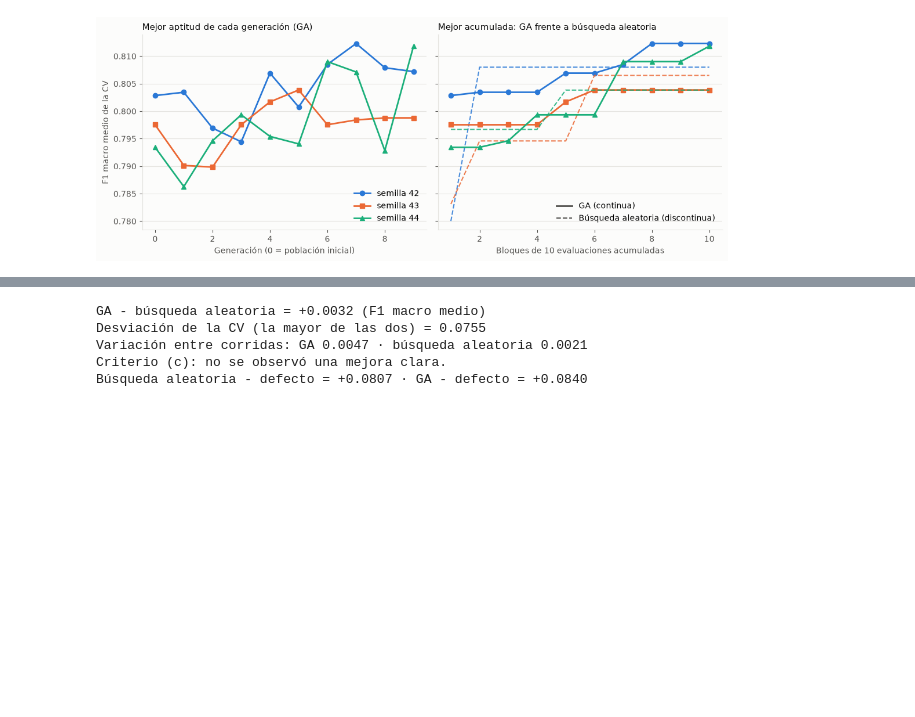
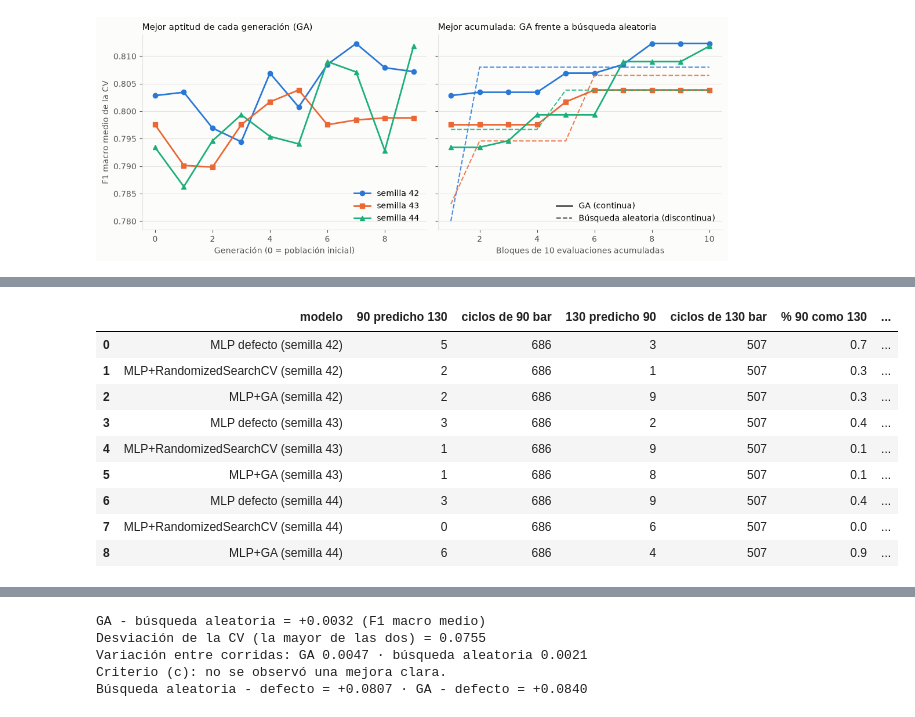
Before and after one commit to Joseepc18/IC-Proyecto-G7, a Jupyter notebook: notebooks/03_metaheuristica.ipynb, the cells around one changed output, grey strips where cells are left out. Saved outputs shown, nothing was run; the diff lists cells and outputs as text; code cells hidden in the pictures; blank space fills up the shorter version.

```diff
--- a/notebooks/03_metaheuristica.ipynb
+++ b/notebooks/03_metaheuristica.ipynb
@@ -389,0 +465,23 @@ plt.show()
+# %%
+# ciclos reales de 90 bar (falla cercana) que se predicen como 130 bar (optima), y al reves
+confusion_90_130 = pd.DataFrame({
+    "modelo": matrices.loc[matrices["real_bar"] == 90, "modelo"].to_numpy(),
+    "90 predicho 130": matrices.loc[matrices["real_bar"] == 90, "pred_130"].to_numpy(),
+    "ciclos de 90 bar": matrices.loc[matrices["real_bar"] == 90, ["pred_90", "pred_100", "pred_115", "pred_130"]].sum(axis=1).to_numpy(),
+    "130 predicho 90": matrices.loc[matrices["real_bar"] == 130, "pred_90"].to_numpy(),
+    "ciclos de 130 bar": matrices.loc[matrices["real_bar"] == 130, ["pred_90", "pred_100", "pred_115", "pred_130"]].sum(axis=1).to_numpy(),
+})
+confusion_90_130["% 90 como 130"] = (100 * confusion_90_130["90 predicho 130"] / confusion_90_130["ciclos de 90 bar"]).round(1)
+confusion_90_130["% 130 como 90"] = (100 * confusion_90_130["130 predicho 90"] / confusion_90_130["ciclos de 130 bar"]).round(1)
+display(confusion_90_130)
+# %% [output]
+|  | modelo | 90 predicho 130 | ciclos de 90 bar | 130 predicho 90 | ciclos de 130 bar | % 90 como 130 | ... |
+| 0 | MLP defecto (semilla 42) | 5 | 686 | 3 | 507 | 0.7 | ... |
+| 1 | MLP+RandomizedSearchCV (semilla 42) | 2 | 686 | 1 | 507 | 0.3 | ... |
+| 2 | MLP+GA (semilla 42) | 2 | 686 | 9 | 507 | 0.3 | ... |
+| 3 | MLP defecto (semilla 43) | 3 | 686 | 2 | 507 | 0.4 | ... |
+| 4 | MLP+RandomizedSearchCV (semilla 43) | 1 | 686 | 9 | 507 | 0.1 | ... |
+| 5 | MLP+GA (semilla 43) | 1 | 686 | 8 | 507 | 0.1 | ... |
+| 6 | MLP defecto (semilla 44) | 3 | 686 | 9 | 507 | 0.4 | ... |
+| 7 | MLP+RandomizedSearchCV (semilla 44) | 0 | 686 | 6 | 507 | 0.0 | ... |
+| 8 | MLP+GA (semilla 44) | 6 | 686 | 4 | 507 | 0.9 | ... |
```
Also changed, not shown: parts of 8 cells of this notebook, 2 other files.
